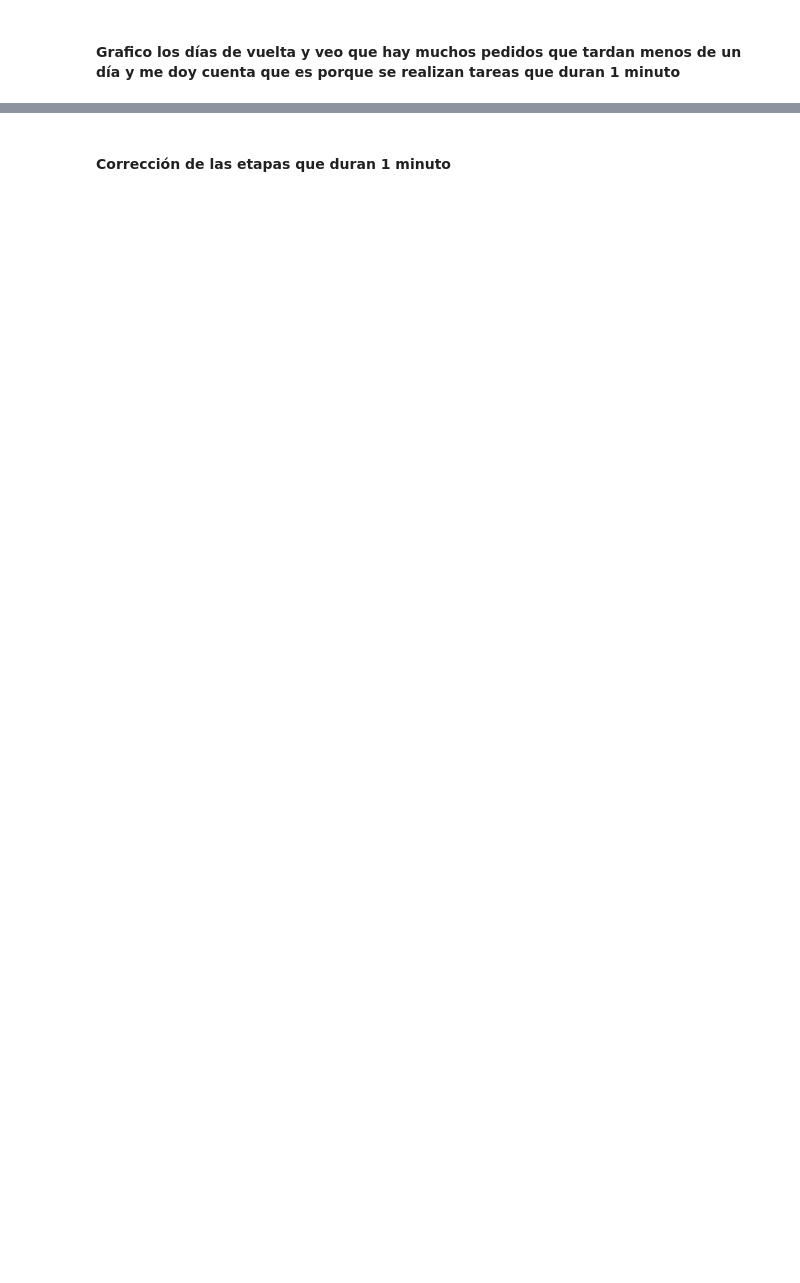
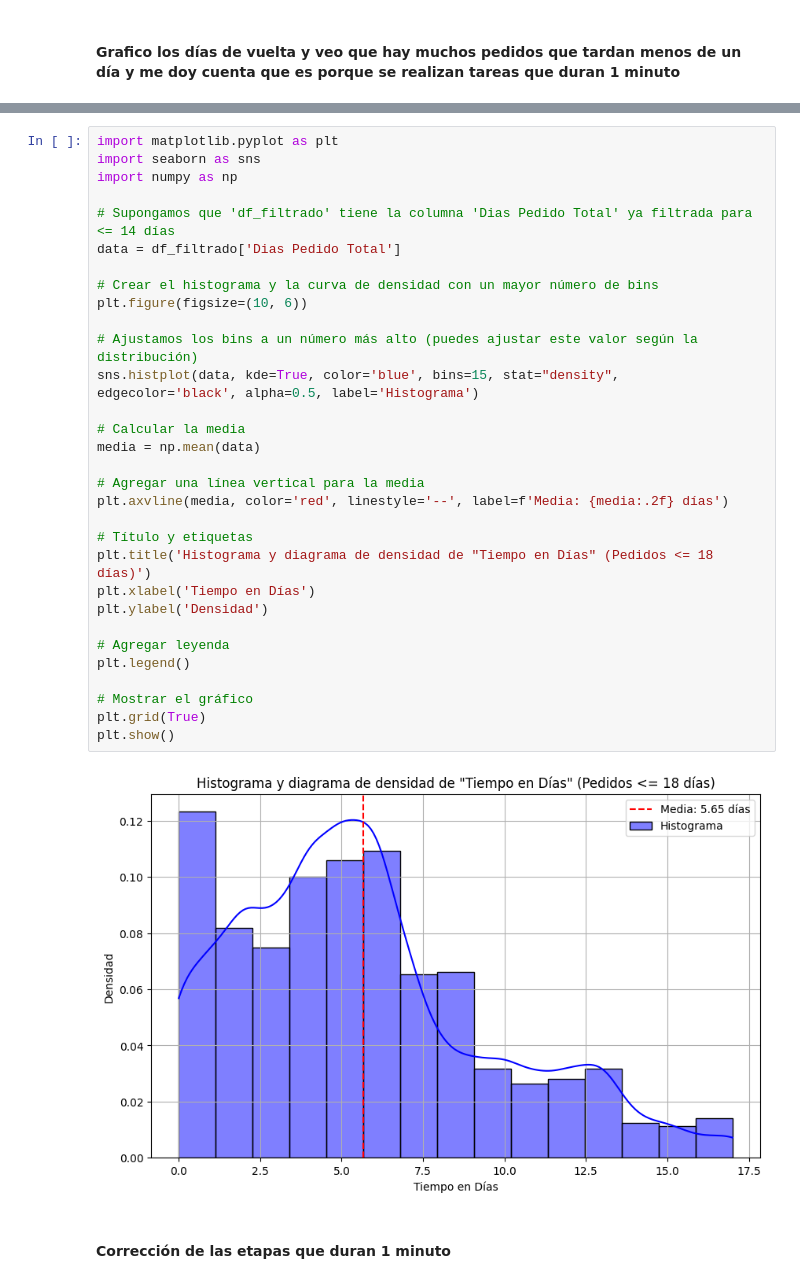
Before and after one commit to AbrilSchafer/Proyecto-Final, a Jupyter notebook: limpieza.ipynb, the cells around one changed output, grey strips where cells are left out. Drawn from its saved outputs; the diff is of its cells as text; blank space fills up the shorter version.

```diff
--- a/limpieza.ipynb
+++ b/limpieza.ipynb
@@ -320,2 +353,35 @@ Porcentaje de pedidos que tardan menos de 1 día: 33.32%
+# %%
+import matplotlib.pyplot as plt
+import seaborn as sns
+import numpy as np
+
+# Supongamos que 'df_filtrado' tiene la columna 'Dias Pedido Total' ya filtrada para <= 14 días
+data = df_filtrado['Dias Pedido Total']
+
+# Crear el histograma y la curva de densidad con un mayor número de bins
+plt.figure(figsize=(10, 6))
+
+# Ajustamos los bins a un número más alto (puedes ajustar este valor según la distribución)
+sns.histplot(data, kde=True, color='blue', bins=15, stat="density", edgecolor='black', alpha=0.5, label='Histograma')
+
+# Calcular la media
+media = np.mean(data)
+
+# Agregar una línea vertical para la media
+plt.axvline(media, color='red', linestyle='--', label=f'Media: {media:.2f} días')
+
+# Título y etiquetas
+plt.title('Histograma y diagrama de densidad de "Tiempo en Días" (Pedidos <= 18 días)')
+plt.xlabel('Tiempo en Días')
+plt.ylabel('Densidad')
+
+# Agregar leyenda
+plt.legend()
+
+# Mostrar el gráfico
+plt.grid(True)
+plt.show()
+# %% [output]
+[figure, added]
 # %% [markdown]
 #### Corrección de las etapas que duran 1 minuto
```
Also changed, not shown: parts of 96 cells of this notebook, 2 other files.
